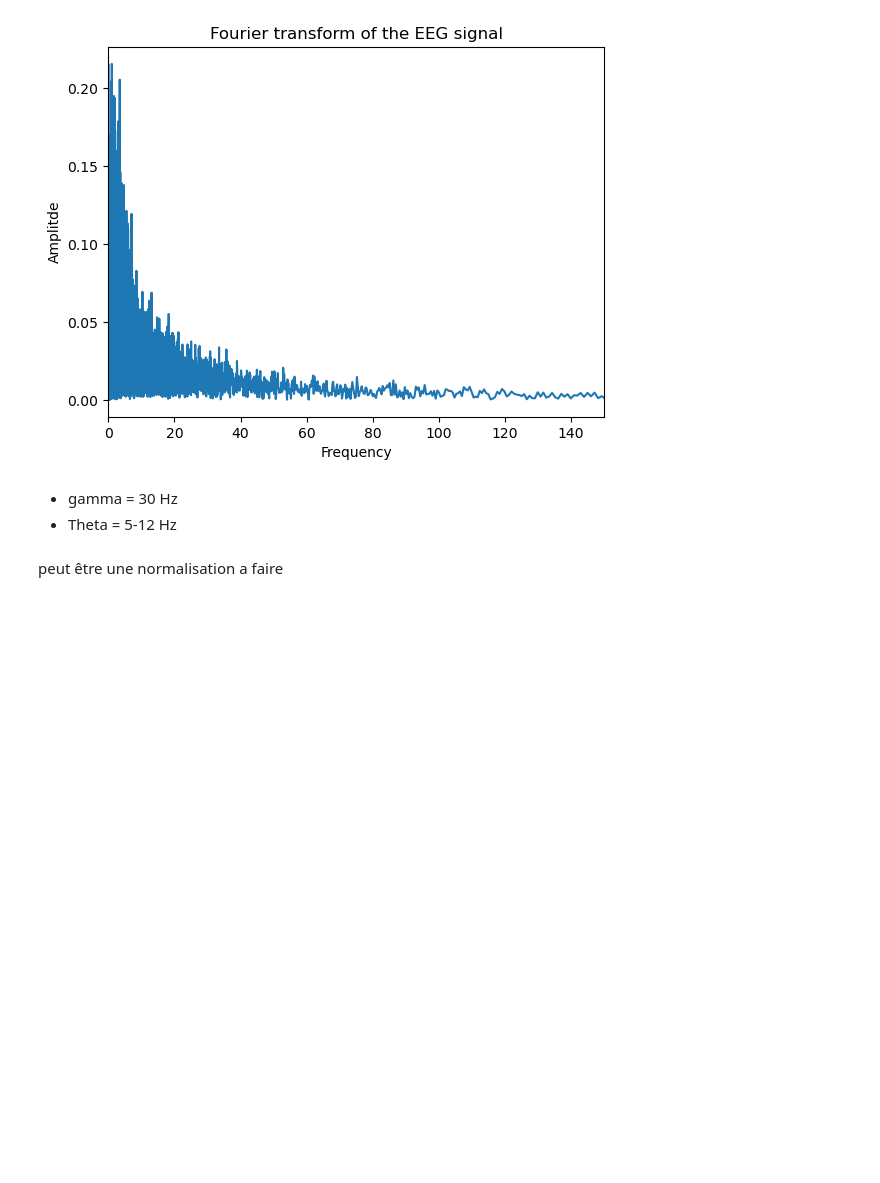
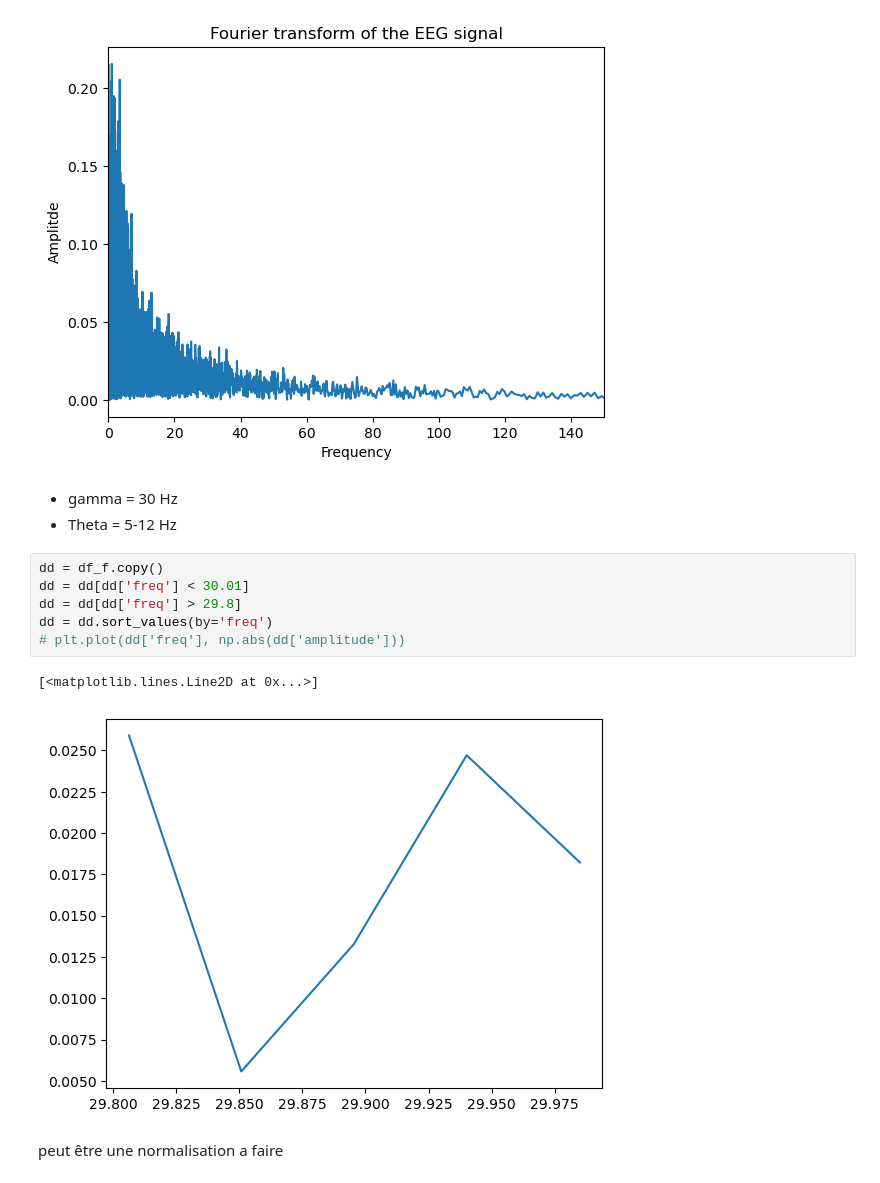
Before and after one commit to ChabCorp/LFP_IPMC, a Jupyter notebook: code/2_meet.ipynb, the cells around one changed output. Saved outputs shown, nothing was run; the diff lists cells and outputs as text; blank space fills up the shorter version.

```diff
--- a/code/2_meet.ipynb
+++ b/code/2_meet.ipynb
@@ -50,6 +48,15 @@ Text(0.5, 1.0, 'Fourier transform of the EEG signal')
 # %% [markdown]
 - gamma = 30 Hz
 - Theta = 5-12 Hz
+# %%
+dd = df_f.copy()
+dd = dd[dd['freq'] < 30.01]
+dd = dd[dd['freq'] > 29.8]
+dd = dd.sort_values(by='freq')
+# plt.plot(dd['freq'], np.abs(dd['amplitude']))
+# %% [output]
+[<matplotlib.lines.Line2D at 0x...>]
+[figure, added]
 # %% [markdown]
 peut être une normalisation a faire
 # %% [markdown]
```
Also changed, not shown: parts of 3 cells of this notebook.
